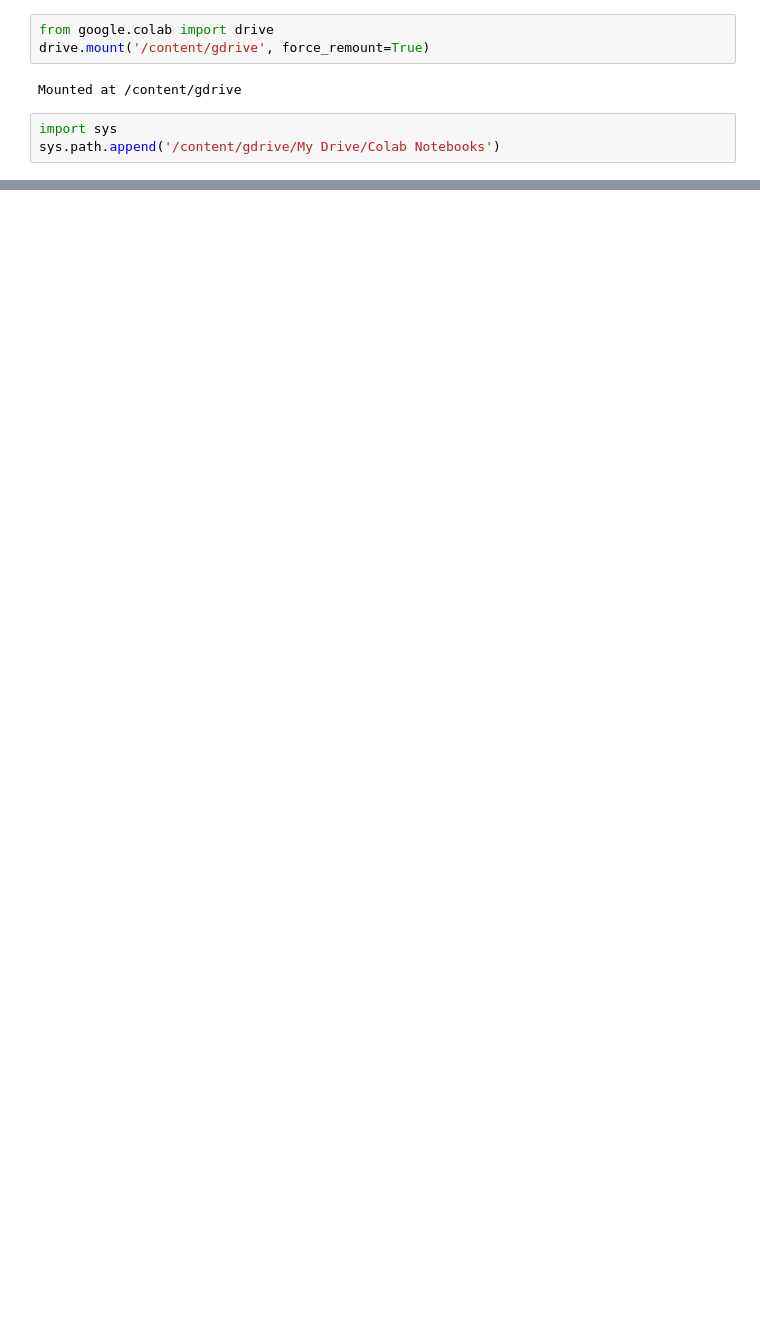
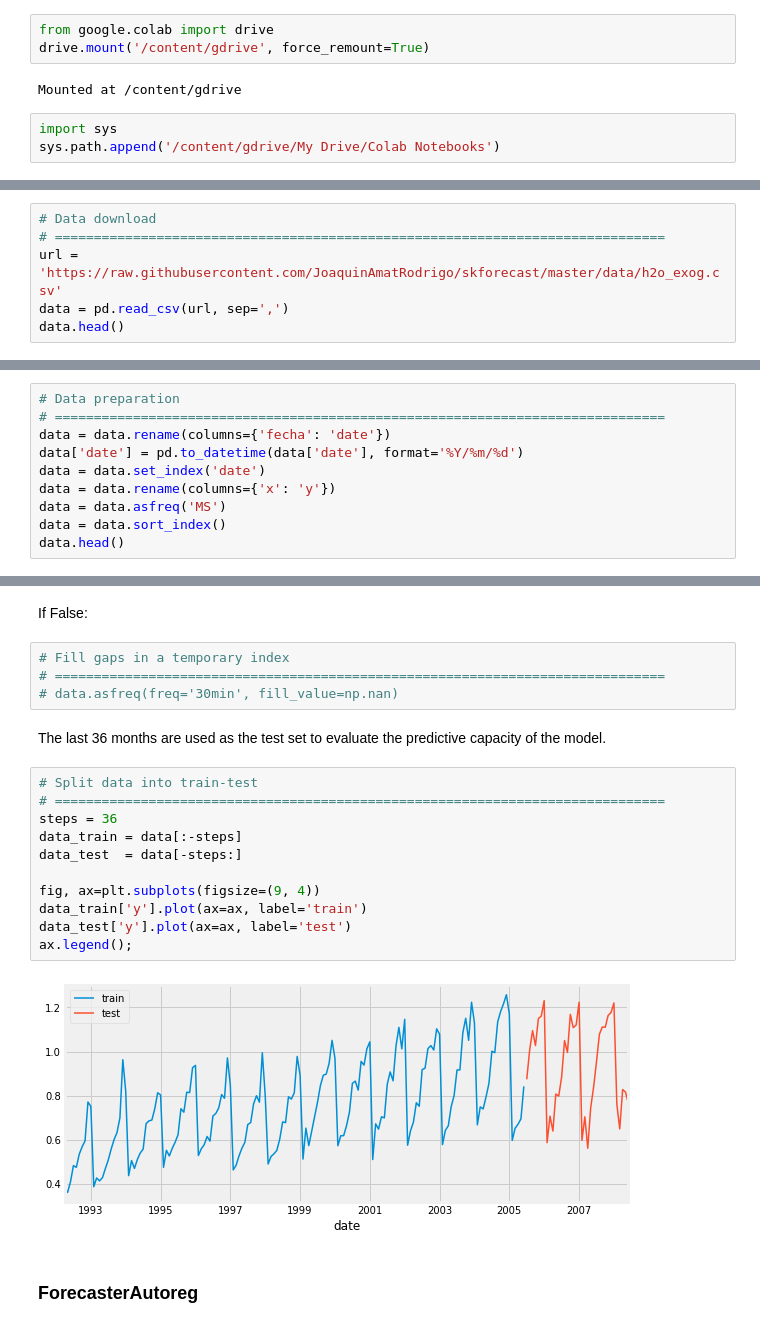
Before and after one commit to jgamel/learn_n_dev, a Jupyter notebook: time_series_forecasting_scikit_learn.ipynb, the cells around one changed output, grey strips where cells are left out. Saved outputs shown, nothing was run; the diff lists cells and outputs as text; blank space fills up the shorter version.

```diff
--- a/time_series_forecasting_scikit_learn.ipynb
+++ b/time_series_forecasting_scikit_learn.ipynb
@@ -94,0 +87,6 @@ from skforecast.model_selection import backtesting_forecaster
+# %%
+# Data download
+# ==============================================================================
+url = 'https://raw.githubusercontent.com/JoaquinAmatRodrigo/skforecast/master/data/h2o_exog.csv'
+data = pd.read_csv(url, sep=',')
+data.head()
@@ -94,0 +104,10 @@ from skforecast.model_selection import backtesting_forecaster
+# %%
+# Data preparation
+# ==============================================================================
+data = data.rename(columns={'fecha': 'date'})
+data['date'] = pd.to_datetime(data['date'], format='%Y/%m/%d')
+data = data.set_index('date')
+data = data.rename(columns={'x': 'y'})
+data = data.asfreq('MS')
+data = data.sort_index()
+data.head()
@@ -94,0 +132,23 @@ from skforecast.model_selection import backtesting_forecaster
+# %% [markdown]
+If False:
+# %%
+# Fill gaps in a temporary index
+# ==============================================================================
+# data.asfreq(freq='30min', fill_value=np.nan)
+# %% [markdown]
+The last 36 months are used as the test set to evaluate the predictive capacity of the model.
+# %%
+# Split data into train-test
+# ==============================================================================
+steps = 36
+data_train = data[:-steps]
+data_test  = data[-steps:]
+
+fig, ax=plt.subplots(figsize=(9, 4))
+data_train['y'].plot(ax=ax, label='train')
+data_test['y'].plot(ax=ax, label='test')
+ax.legend();
+# %% [output]
+[figure, added]
+# %% [markdown]
+### ForecasterAutoreg
```
Also changed, not shown: parts of 128 cells of this notebook.
